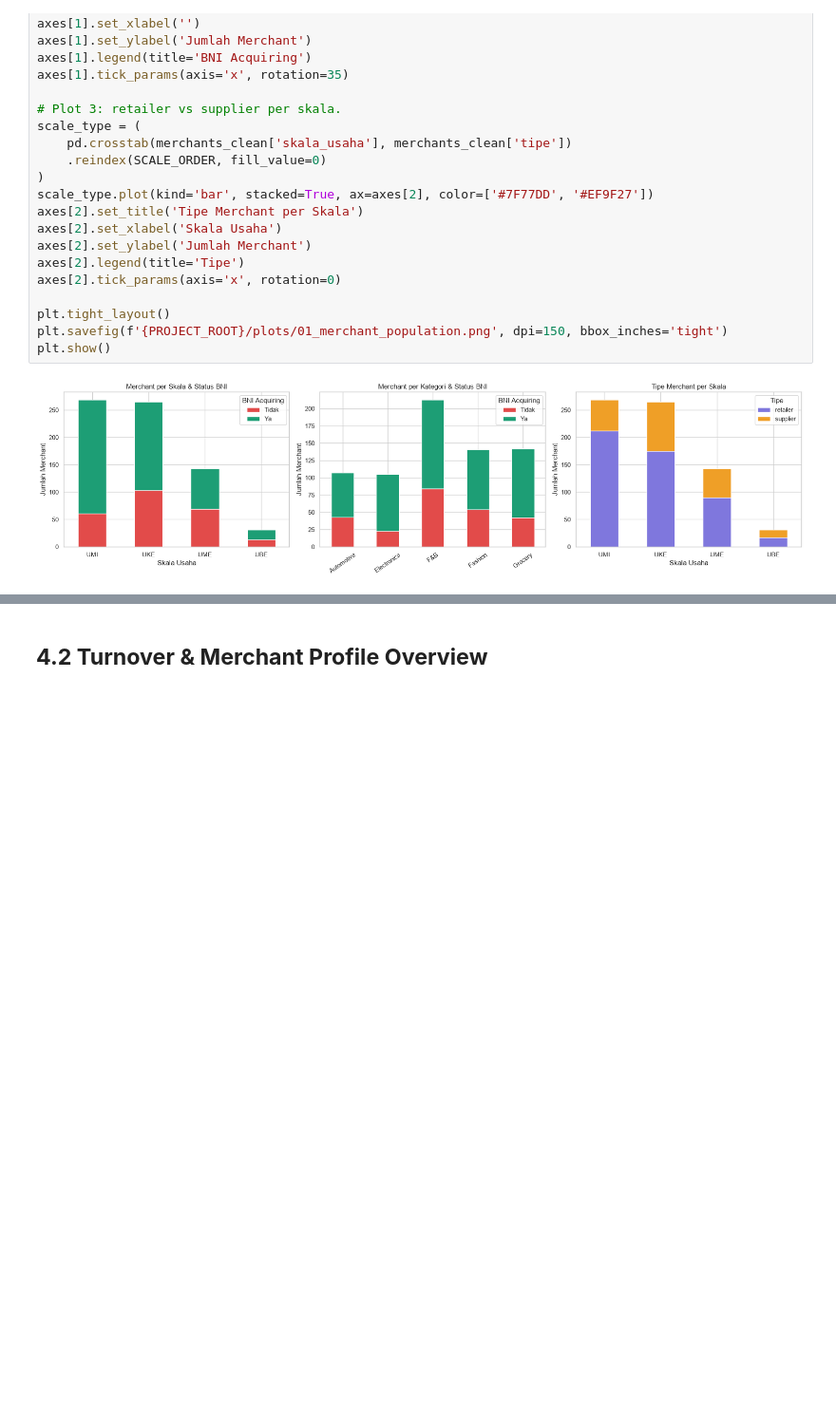
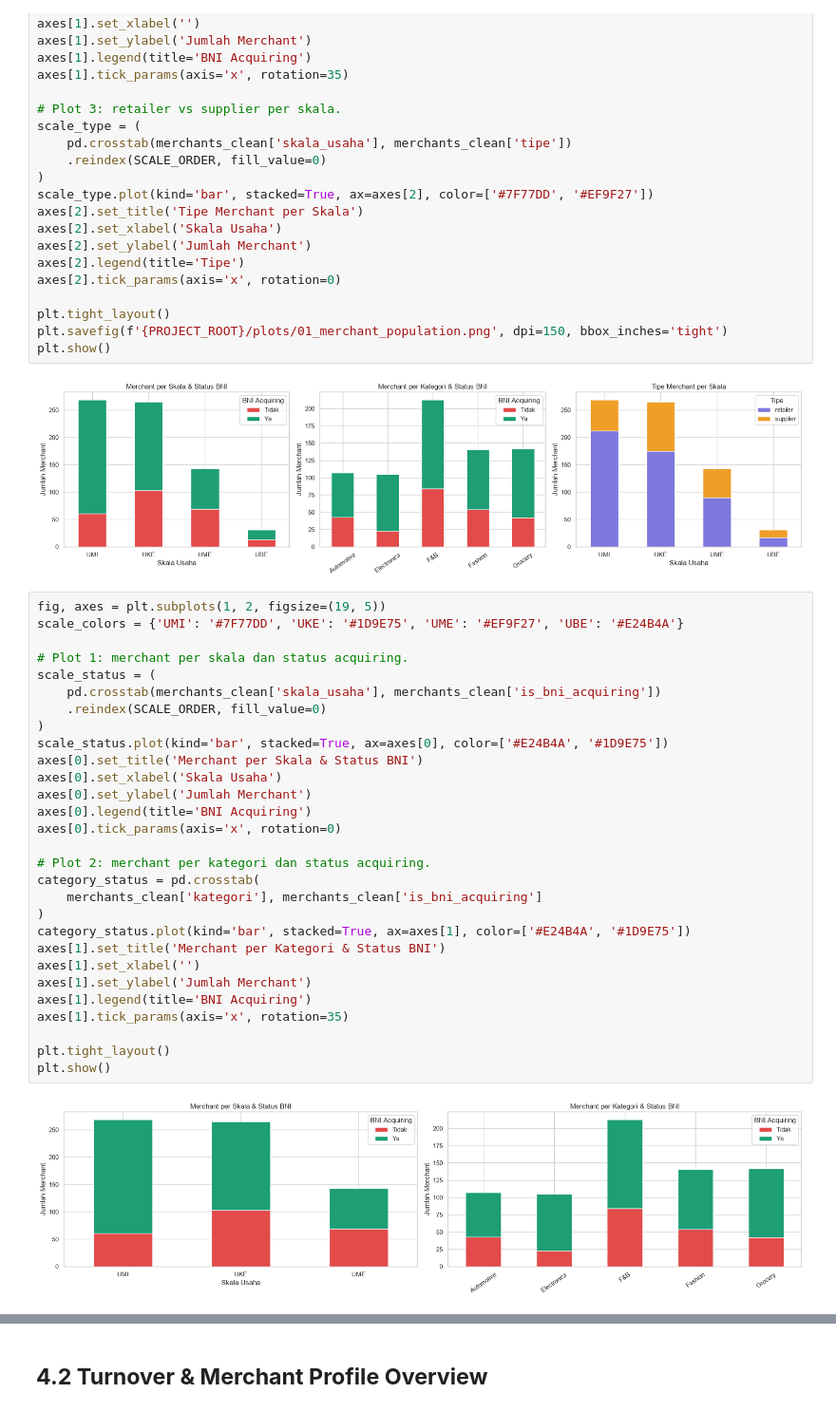
Before and after one commit to bagaskoroah/merchant-analytics-trial, a Jupyter notebook: notebooks/01_eda_cleaning.ipynb, the cells around one changed output, grey strips where cells are left out. Shown at 95% size. Cells and saved outputs as stored; diff of their text form; blank space fills up the shorter version.

```diff
--- a/notebooks/01_eda_cleaning.ipynb
+++ b/notebooks/01_eda_cleaning.ipynb
@@ -804,3 +804,34 @@ plt.savefig(f'{PROJECT_ROOT}/plots/01_merchant_population.png', dpi=150, bbox_in
 plt.show()
 # %% [output]
 [figure]
+# %%
+fig, axes = plt.subplots(1, 2, figsize=(19, 5))
+scale_colors = {'UMI': '#7F77DD', 'UKE': '#1D9E75', 'UME': '#EF9F27', 'UBE': '#E24B4A'}
+
+# Plot 1: merchant per skala dan status acquiring.
+scale_status = (
+    pd.crosstab(merchants_clean['skala_usaha'], merchants_clean['is_bni_acquiring'])
+    .reindex(SCALE_ORDER, fill_value=0)
+)
+scale_status.plot(kind='bar', stacked=True, ax=axes[0], color=['#E24B4A', '#1D9E75'])
+axes[0].set_title('Merchant per Skala & Status BNI')
+axes[0].set_xlabel('Skala Usaha')
+axes[0].set_ylabel('Jumlah Merchant')
+axes[0].legend(title='BNI Acquiring')
+axes[0].tick_params(axis='x', rotation=0)
+
+# Plot 2: merchant per kategori dan status acquiring.
+category_status = pd.crosstab(
+    merchants_clean['kategori'], merchants_clean['is_bni_acquiring']
+)
+category_status.plot(kind='bar', stacked=True, ax=axes[1], color=['#E24B4A', '#1D9E75'])
+axes[1].set_title('Merchant per Kategori & Status BNI')
+axes[1].set_xlabel('')
+axes[1].set_ylabel('Jumlah Merchant')
+axes[1].legend(title='BNI Acquiring')
+axes[1].tick_params(axis='x', rotation=35)
+
+plt.tight_layout()
+plt.show()
+# %% [output]
+[figure, added]
```
Also changed, not shown: parts of 20 cells of this notebook, 3 other files.
